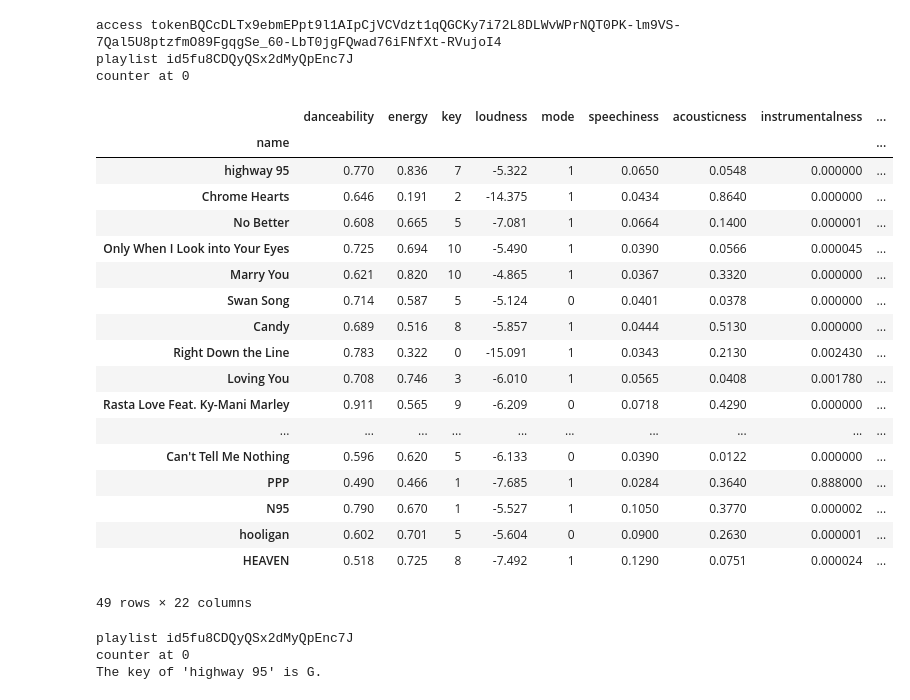
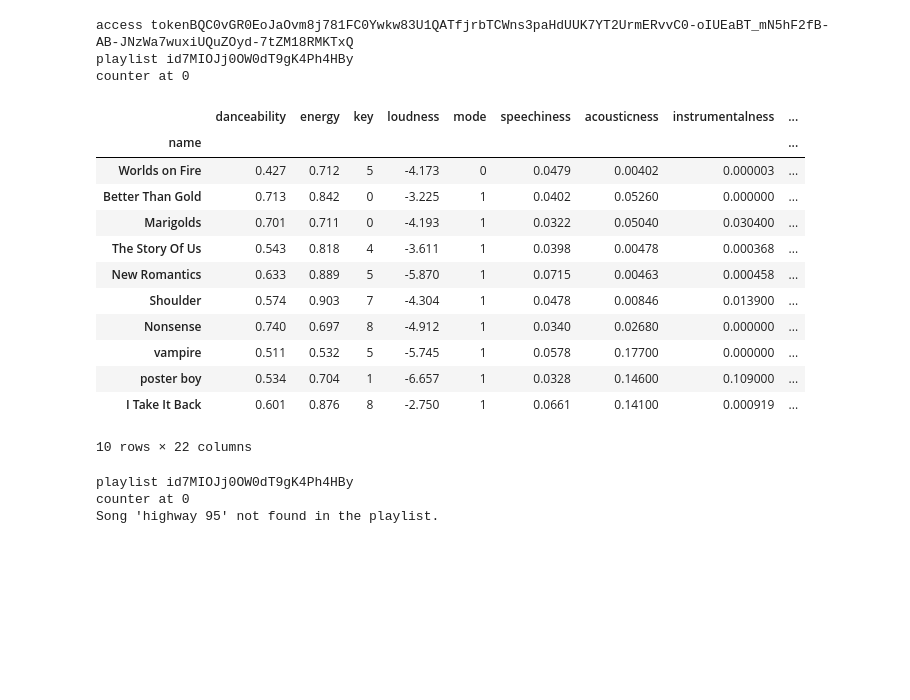
Before and after one commit to HMC-CS123-F23/cs-123-class-project-hannah-amy-daisy, a Jupyter notebook: experiment.ipynb, the cells around one changed output. Saved outputs shown, nothing was run; the diff lists cells and outputs as text; code cells hidden in the pictures; blank space fills up the shorter version.

```diff
--- a/experiment.ipynb
+++ b/experiment.ipynb
@@ -3,9 +3,9 @@ import requests
 import pandas as pd
 
 # locate your own client id and client secret at https://developer.spotify.com/dashboard/
-CLIENT_ID = '' # Client ID
-CLIENT_SECRET = '' # Client secret
-playlist_id = '5fu8CDQyQSx2dMyQpEnc7J'
+CLIENT_ID = '8328ea1f351f48aa9d9e5554e5b651f8' # Client ID
+CLIENT_SECRET = '0412f6c6bdfc4886997a2df5ccc656c4' # Client secret
+playlist_id = '7MIOJj0OW0dT9gK4Ph4HBy'
 
 # post request and save access token
 auth_response = requests.post('https://accounts.spotify.com/api/token',
@@ -49,52 +49,46 @@ def get_playlist_data(playlist_id):
             artists = []
             genres = []
             for artist in track['artists']:
                 artist_id = artist['id']
                 artist_genres = requests.get(BASE_URL + 'artists/' + artist_id,
                                              headers=HEADERS).json()['genres']
                 artists.append(artist['name'])
                 genres.append(artist_genres)
             genres = [item for sublist in genres for item in sublist] # flatten
             # combine into one dictionary
             audio.update({
                 'name': track['name'],
                 'artists': artists,
                 'genres': genres,
                 'popularity': track['popularity'],
                 'explicit': track['explicit']
             })
 
             data.append(audio)
     df = pd.DataFrame(data)
     # Set 'name' column as the index
     df.set_index('name', inplace=True)
     return df
 
 # Call the function after HEADERS are defined
 get_playlist_data(playlist_id)
 # %% [output]
-access tokenBQCcDLTx9ebmEPpt9l1AIpCjVCVdzt1qQGCKy7i72L8DLWvWPrNQT0PK-lm9VS-7Qal5U8ptzfmO89FgqgSe_60-LbT0jgFQwad76iFNfXt-RVujoI4
-playlist id5fu8CDQyQSx2dMyQpEnc7J
+access tokenBQC0vGR0EoJaOvm8j781FC0Ywkw83U1QATfjrbTCWns3paHdUUK7YT2UrmERvvC0-oIUEaBT_mN5hF2fB-AB-JNzWa7wuxiUQuZOyd-7tZM18RMKTxQ
+playlist id7MIOJj0OW0dT9gK4Ph4HBy
 counter at 0
 |  | danceability | energy | key | loudness | mode | speechiness | acousticness | instrumentalness | ... |
 | name |  |  |  |  |  |  |  |  | ... |
-| highway 95 | 0.770 | 0.836 | 7 | -5.322 | 1 | 0.0650 | 0.0548 | 0.000000 | ... |
-| Chrome Hearts | 0.646 | 0.191 | 2 | -14.375 | 1 | 0.0434 | 0.8640 | 0.000000 | ... |
-| No Better | 0.608 | 0.665 | 5 | -7.081 | 1 | 0.0664 | 0.1400 | 0.000001 | ... |
-| Only When I Look into Your Eyes | 0.725 | 0.694 | 10 | -5.490 | 1 | 0.0390 | 0.0566 | 0.000045 | ... |
-| Marry You | 0.621 | 0.820 | 10 | -4.865 | 1 | 0.0367 | 0.3320 | 0.000000 | ... |
-| Swan Song | 0.714 | 0.587 | 5 | -5.124 | 0 | 0.0401 | 0.0378 | 0.000000 | ... |
-| Candy | 0.689 | 0.516 | 8 | -5.857 | 1 | 0.0444 | 0.5130 | 0.000000 | ... |
-| Right Down the Line | 0.783 | 0.322 | 0 | -15.091 | 1 | 0.0343 | 0.2130 | 0.002430 | ... |
-| Loving You | 0.708 | 0.746 | 3 | -6.010 | 1 | 0.0565 | 0.0408 | 0.001780 | ... |
-| Rasta Love Feat. Ky-Mani Marley | 0.911 | 0.565 | 9 | -6.209 | 0 | 0.0718 | 0.4290 | 0.000000 | ... |
-| ... | ... | ... | ... | ... | ... | ... | ... | ... | ... |
-| Can't Tell Me Nothing | 0.596 | 0.620 | 5 | -6.133 | 0 | 0.0390 | 0.0122 | 0.000000 | ... |
-| PPP | 0.490 | 0.466 | 1 | -7.685 | 1 | 0.0284 | 0.3640 | 0.888000 | ... |
-| N95 | 0.790 | 0.670 | 1 | -5.527 | 1 | 0.1050 | 0.3770 | 0.000002 | ... |
-| hooligan | 0.602 | 0.701 | 5 | -5.604 | 0 | 0.0900 | 0.2630 | 0.000001 | ... |
-| HEAVEN | 0.518 | 0.725 | 8 | -7.492 | 1 | 0.1290 | 0.0751 | 0.000024 | ... |
+| Worlds on Fire | 0.427 | 0.712 | 5 | -4.173 | 0 | 0.0479 | 0.00402 | 0.000003 | ... |
+| Better Than Gold | 0.713 | 0.842 | 0 | -3.225 | 1 | 0.0402 | 0.05260 | 0.000000 | ... |
+| Marigolds | 0.701 | 0.711 | 0 | -4.193 | 1 | 0.0322 | 0.05040 | 0.030400 | ... |
+| The Story Of Us | 0.543 | 0.818 | 4 | -3.611 | 1 | 0.0398 | 0.00478 | 0.000368 | ... |
+| New Romantics | 0.633 | 0.889 | 5 | -5.870 | 1 | 0.0715 | 0.00463 | 0.000458 | ... |
+| Shoulder | 0.574 | 0.903 | 7 | -4.304 | 1 | 0.0478 | 0.00846 | 0.013900 | ... |
+| Nonsense | 0.740 | 0.697 | 8 | -4.912 | 1 | 0.0340 | 0.02680 | 0.000000 | ... |
+| vampire | 0.511 | 0.532 | 5 | -5.745 | 1 | 0.0578 | 0.17700 | 0.000000 | ... |
+| poster boy | 0.534 | 0.704 | 1 | -6.657 | 1 | 0.0328 | 0.14600 | 0.109000 | ... |
+| I Take It Back | 0.601 | 0.876 | 8 | -2.750 | 1 | 0.0661 | 0.14100 | 0.000919 | ... |
-49 rows × 22 columns
+10 rows × 22 columns
 # %%
 def get_song_info(df, song_name, info_key, key_mapping):
     """
@@ -136,9 +130,9 @@ if song_key is not None:
     music_key = key_mapping.get(song_key, 'Note')
     print(f"The key of '{song_name}' is {music_key}.") # doesn't say major or minor?
 # %% [output]
-playlist id5fu8CDQyQSx2dMyQpEnc7J
+playlist id7MIOJj0OW0dT9gK4Ph4HBy
 counter at 0
-The key of 'highway 95' is G.
+Song 'highway 95' not found in the playlist.
 # %%
  # grab the most dance-able song in your playlist!
 
```
Also changed, not shown: parts of 4 cells of this notebook, 1 other file.
